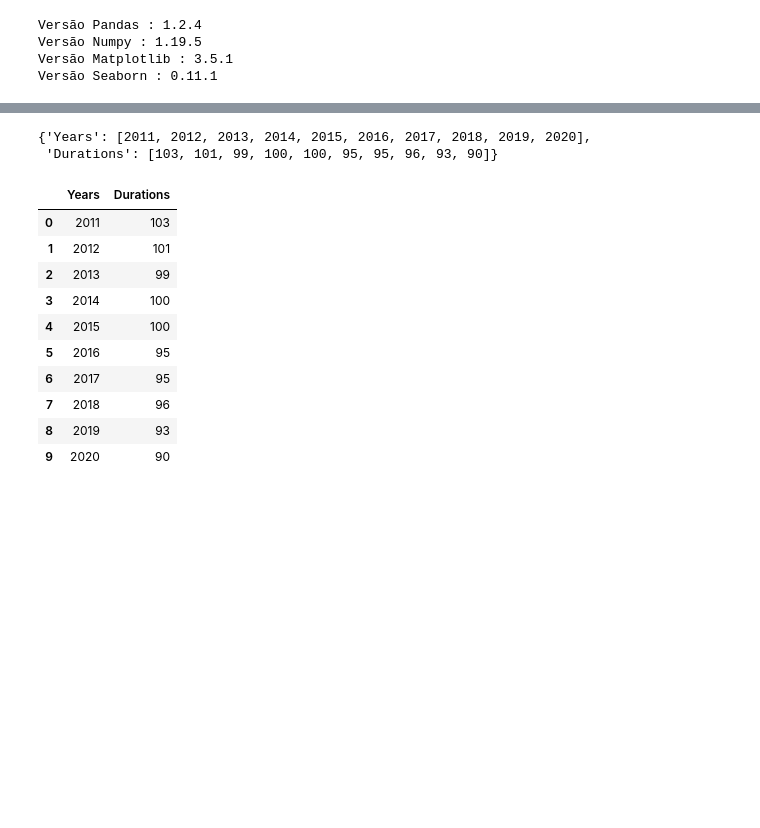
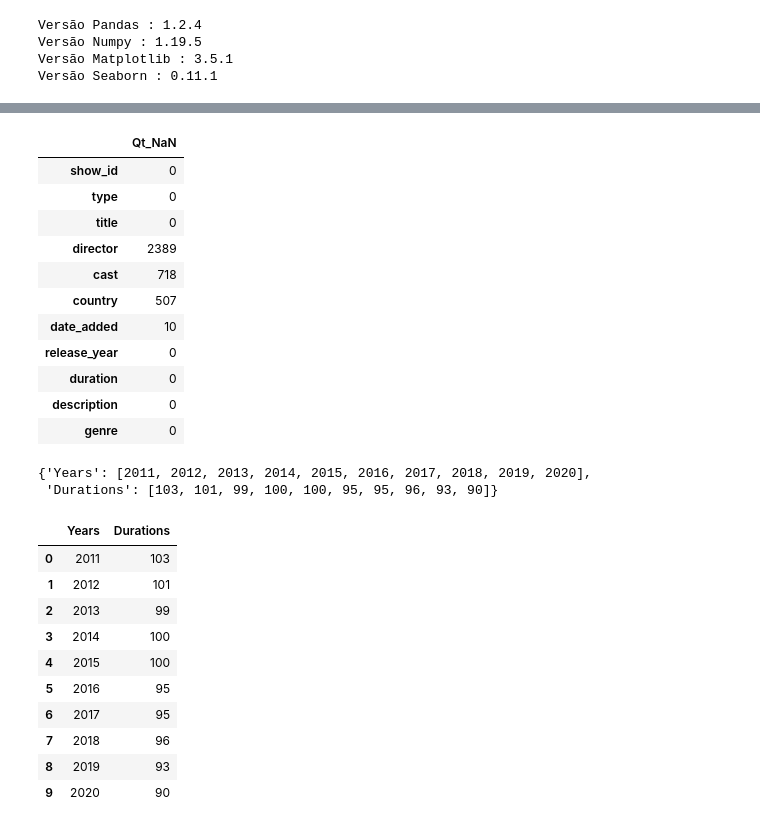
Before and after one commit to caiquemiranda/EDA-Exploratory-Data-Analysis-python, a Jupyter notebook: EDA-Netflix.ipynb, the cells around one changed output, grey strips where cells are left out. Saved outputs shown, nothing was run; the diff lists cells and outputs as text; code cells hidden in the pictures; blank space fills up the shorter version.

```diff
--- a/EDA-Netflix.ipynb
+++ b/EDA-Netflix.ipynb
@@ -56,2 +72,21 @@ memory usage: 669.3+ KB
+# %%
+# visualização de valores nulos como DataFrame
+
+valores_nulos = pd.DataFrame(netflix_df.isnull().sum())
+valores_nulos.columns =  ['Qt_NaN']
+valores_nulos
+# %% [output]
+|  | Qt_NaN |
+| show_id | 0 |
+| type | 0 |
+| title | 0 |
+| director | 2389 |
+| cast | 718 |
+| country | 507 |
+| date_added | 10 |
+| release_year | 0 |
+| duration | 0 |
+| description | 0 |
+| genre | 0 |
 # %%
 # criação de novo dicionario
```
Also changed, not shown: parts of 15 cells of this notebook.
